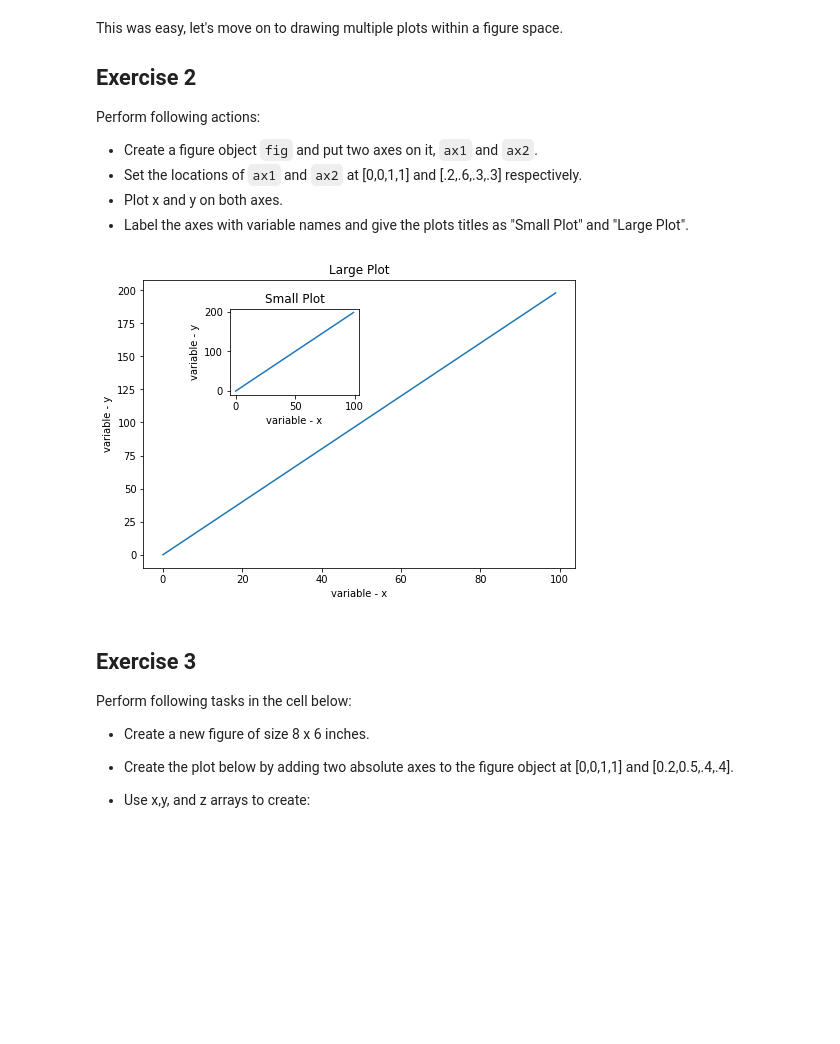
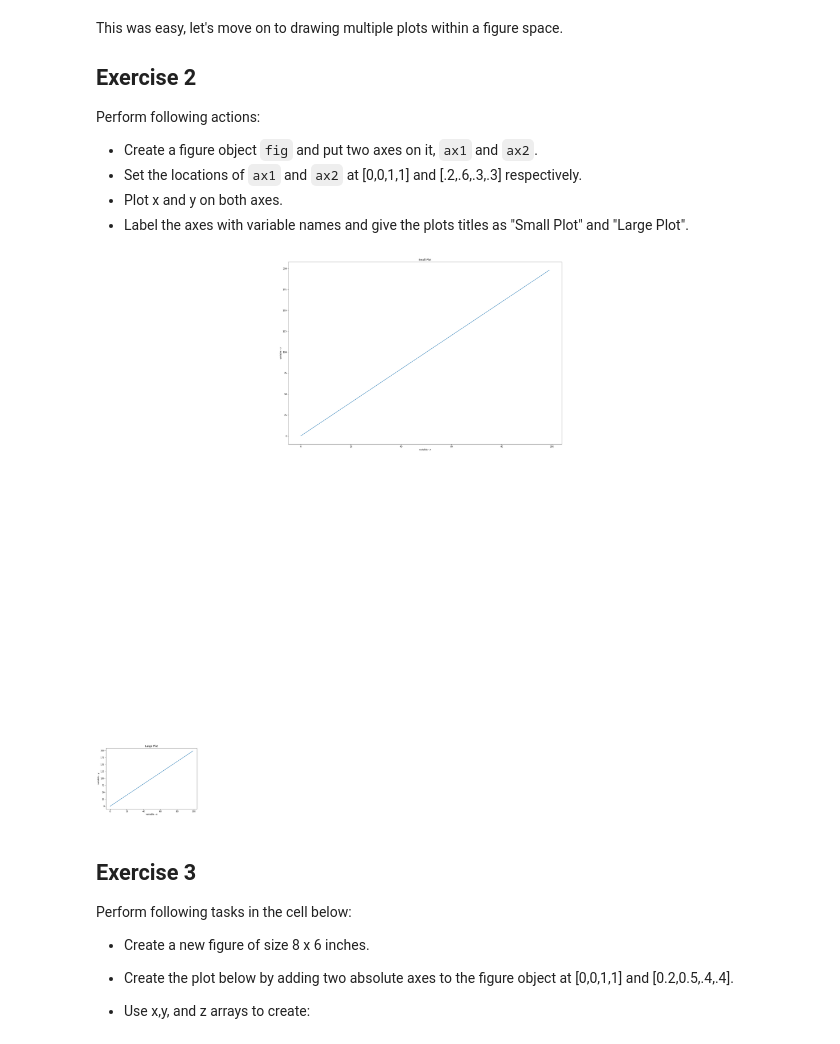
Before and after one commit to andrewwongls/dsc-1-03-13-customizing-visualizations-with-matplotlib-lab-online-ds-sp-000, a Jupyter notebook: index.ipynb, the cells around one changed output. Drawn from its saved outputs; the diff is of its cells as text; code cells hidden in the pictures; blank space fills up the shorter version.

```diff
--- a/index.ipynb
+++ b/index.ipynb
@@ -84,20 +84,20 @@ Perform following actions:
 # %%
 fig = plt.figure()
 ax1 = fig.add_axes([0,0,1,1])
-ax2 = fig.add_axes([.2,.6,.3,.3])
+ax2 = fig.add_axes([0.2,0.6,3,3])
 
 ax1.plot(x,y)
 ax1.set_xlabel('variable - x')
 ax1.set_ylabel('variable - y')
 ax1.set_title("Large Plot")
 
 ax2.plot(x,y)
 ax2.set_xlabel('variable - x')
 ax2.set_ylabel('variable - y')
 ax2.set_title("Small Plot")
 plt.show()
 # %% [output]
-[figure, old version]
+[figure, new version]
 # %% [markdown]
 ## Exercise 3
 
```
